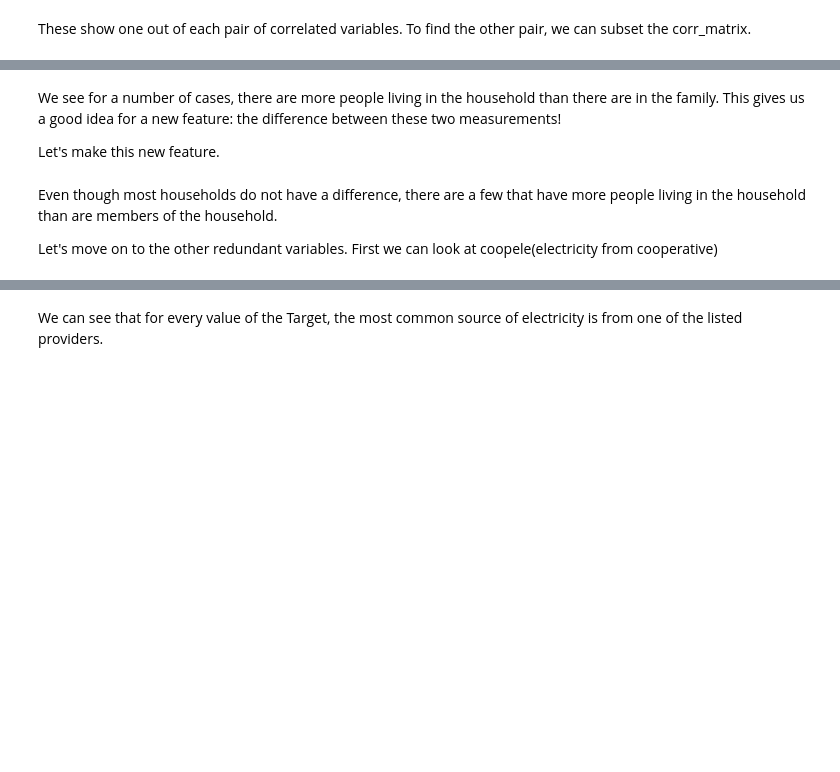
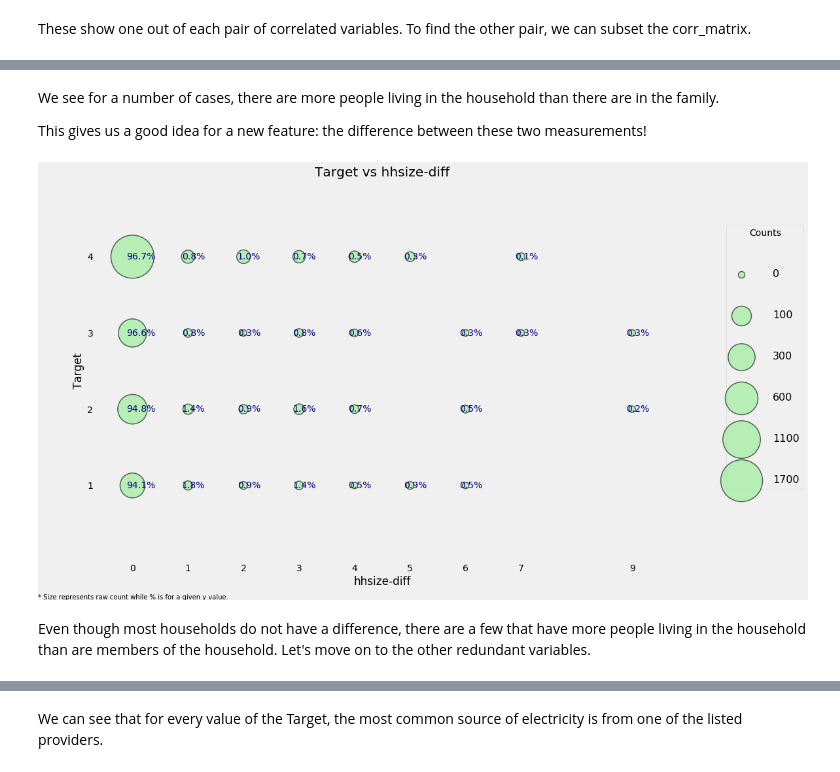
Before and after one commit to dogmatix76/Costa-Rican-Household-Poverty-Level-Prediction, a Jupyter notebook: CRHPL.ipynb, the cells around one changed output, grey strips where cells are left out. Saved outputs shown, nothing was run; the diff lists cells and outputs as text; code cells hidden in the pictures; blank space fills up the shorter version.

```diff
--- a/CRHPL.ipynb
+++ b/CRHPL.ipynb
@@ -703,13 +718,14 @@ plt.title('Household size vs number of persons living in the household');
 # %% [markdown]
-We see for a number of cases, there are more people living in the household than there are in the family. This gives us a good idea for a new feature: the difference between these two measurements!
+We see for a number of cases, there are more people living in the household than there are in the family.
 
-Let's make this new feature.
+This gives us a good idea for a new feature: the difference between these two measurements!
 # %%
 # Difference between household size and number of people living in that house
 heads['hhsize-diff'] = heads['tamviv'] - heads['hhsize']
-plot_categoricals('hhsize-diff', 'Target', heads)
+categorical_plot('hhsize-diff', 'Target', heads)
+# %% [output]
+[figure, added]
 # %% [markdown]
 Even though most households do not have a difference, there are a few that have more people living in the household than are members of the household.
-
-Let's move on to the other redundant variables. First we can look at coopele(electricity from cooperative)
+Let's move on to the other redundant variables.
 # %%
```
Also changed, not shown: parts of 100 cells of this notebook.
